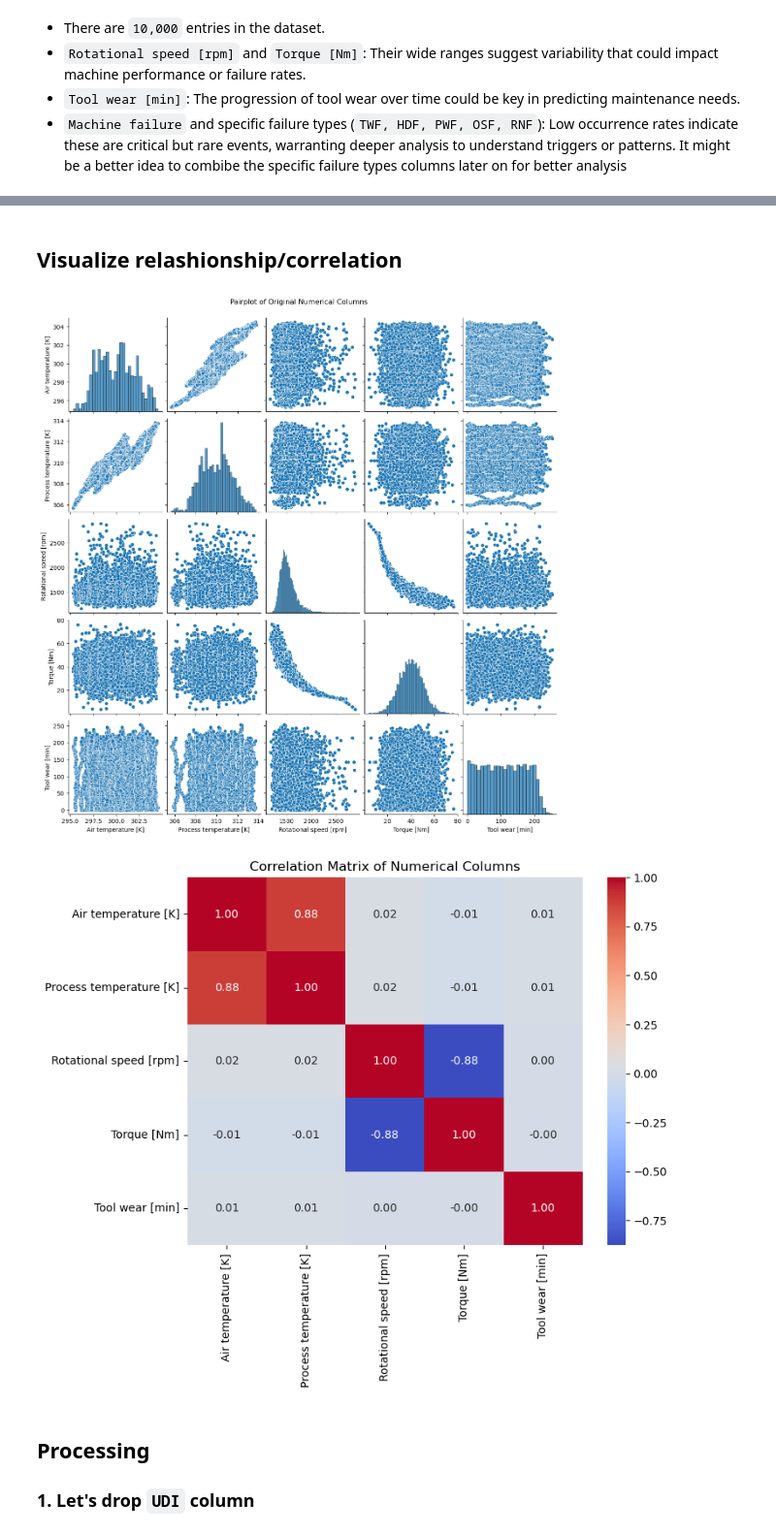
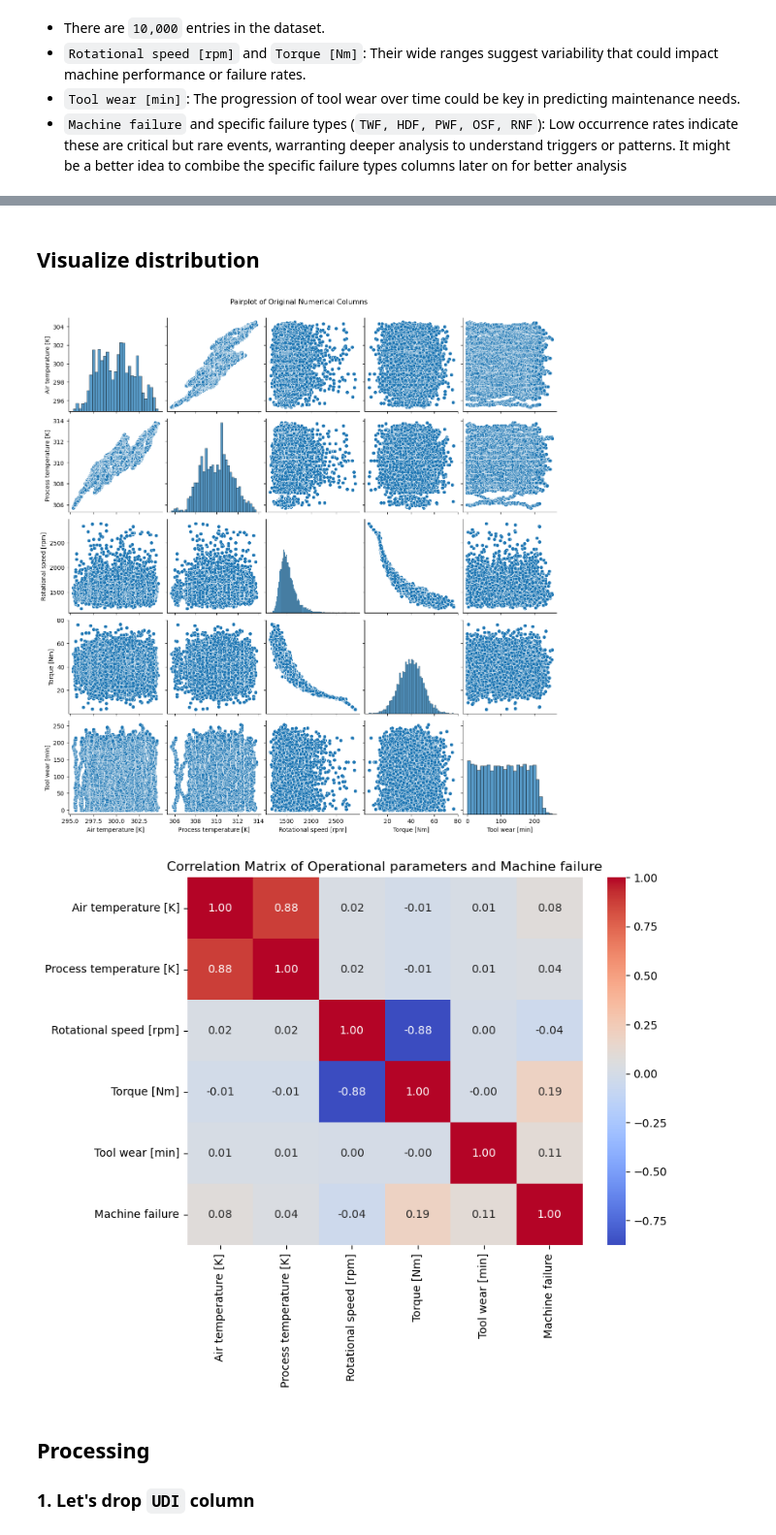
Before and after one commit to invinciblesk/predictive_maintenance_analytics, a Jupyter notebook: notebook/predictive_maintenance.ipynb, the cells around one changed output, grey strips where cells are left out. Shown at 97% size. Cells and saved outputs as stored; diff of their text form; code cells hidden in the pictures.

```diff
--- a/notebook/predictive_maintenance.ipynb
+++ b/notebook/predictive_maintenance.ipynb
@@ -147,24 +151,24 @@ Data columns (total 14 columns):
 dtypes: float64(3), int64(9), object(2)
 memory usage: 1.1+ MB
 # %% [markdown]
-## Visualize relashionship/correlation
+## Visualize distribution
 # %%
 # Identify numerical columns (excluding binary columns)
 numerical_cols = ['Air temperature [K]', 'Process temperature [K]', 'Rotational speed [rpm]', 'Torque [Nm]', 'Tool wear [min]']
 
 # Pairplot of Original Numerical Columns
 sns.pairplot(pred_df[numerical_cols])
 plt.suptitle('Pairplot of Original Numerical Columns', y=1.02)
 plt.show()
 
 # Correlation Matrix Heatmap
 plt.figure(figsize=(8, 6))
-sns.heatmap(pred_df[numerical_cols].corr(), annot=True, fmt=".2f", cmap='coolwarm')
-plt.title('Correlation Matrix of Numerical Columns')
+sns.heatmap(pred_df[numerical_cols + ['Machine failure']].corr(), annot=True, fmt=".2f", cmap='coolwarm')
+plt.title('Correlation Matrix of Operational parameters and Machine failure')
 plt.show()
 # %% [output]
 [figure]
-[figure, old version]
+[figure, new version]
 # %% [markdown]
 ## Processing
 
```
Also changed, not shown: parts of 47 cells of this notebook.
